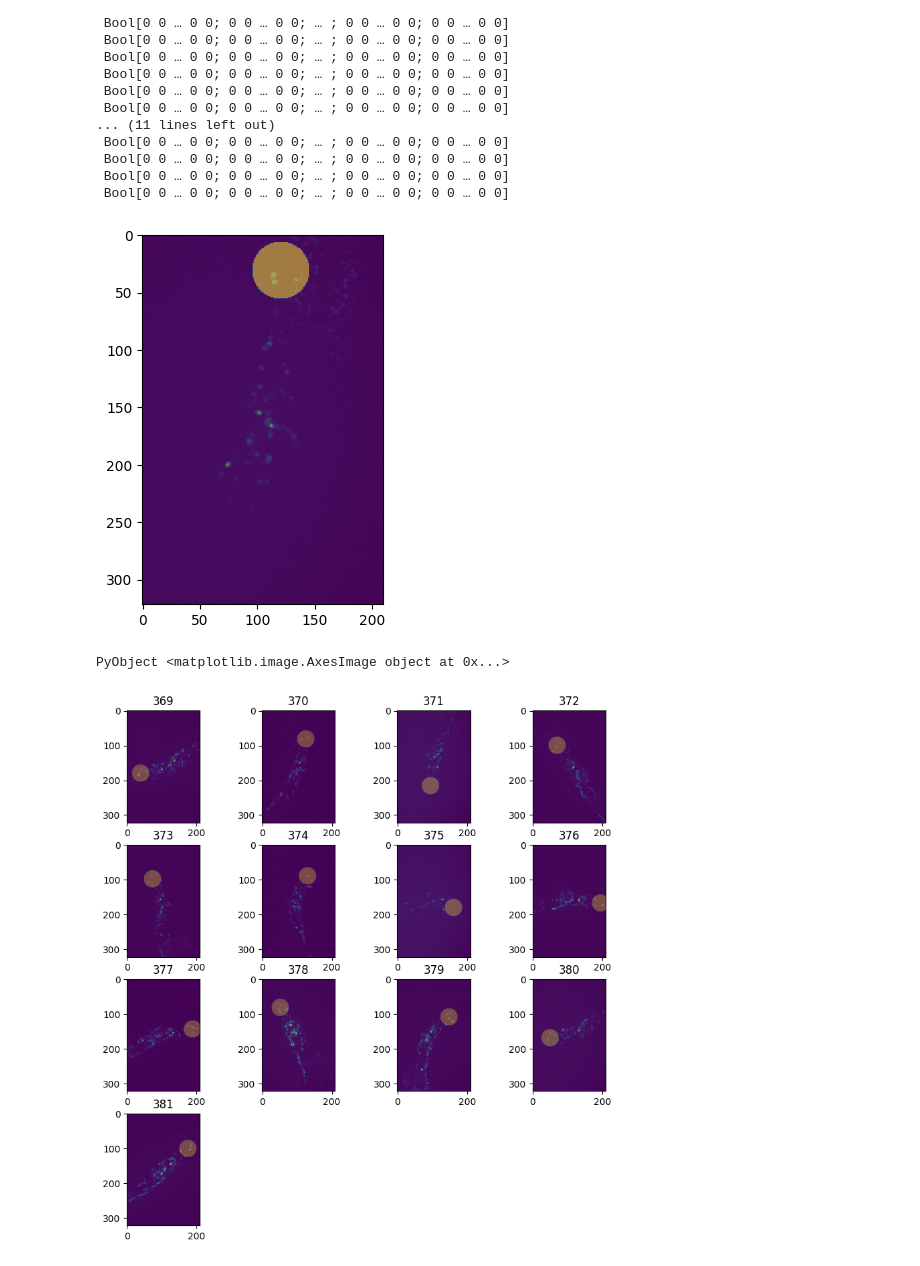
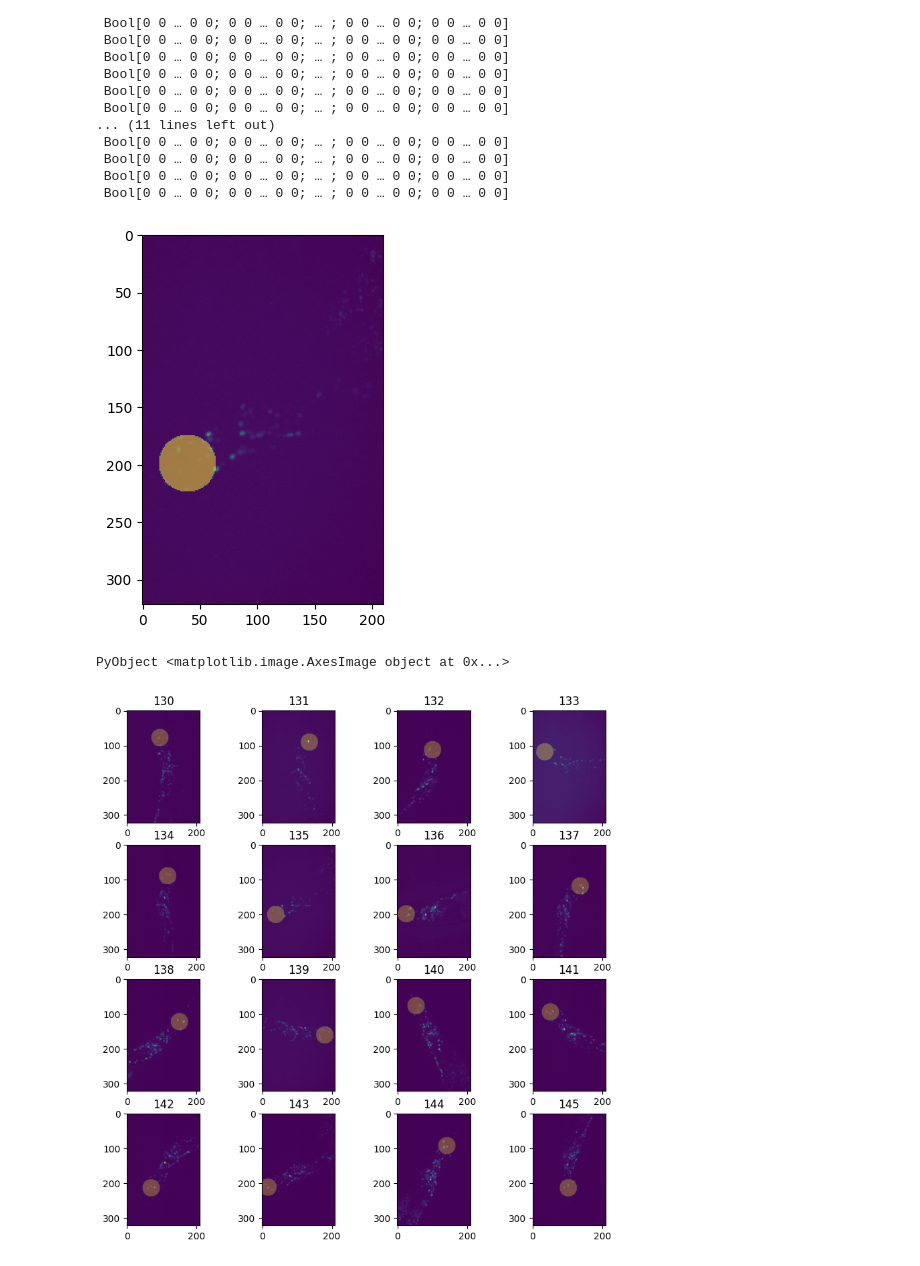
Before and after one commit to dikang13/head_detector_unet2d, a Jupyter notebook: notebooks/prepare_data/generate_preCropNet_immobilized_data_from_data_dict.ipynb, the cells around one changed output. Drawn from its saved outputs; the diff is of its cells as text; code cells hidden in the pictures.

```diff
--- a/notebooks/prepare_data/generate_preCropNet_immobilized_data_from_data_dict.ipynb
+++ b/notebooks/prepare_data/generate_preCropNet_immobilized_data_from_data_dict.ipynb
@@ -466,7 +466,7 @@ imgs_label
  Bool[0 0 … 0 0; 0 0 … 0 0; … ; 0 0 … 0 0; 0 0 … 0 0]
 # %%
 let
-    i = 12
+    i = 135
     img = imgs_raw[i]
     lbl = imgs_label[i]
 
@@ -474,27 +474,27 @@ let
     imshow(lbl, alpha=0.5)
 end
 # %% [output]
-[figure, old version]
+[figure, new version]
 PyObject <matplotlib.image.AxesImage object at 0x...>
 # %%
 # Some of the immobilized head_pos is wrong, so manually check each of them on a 4x4 grid plot
 figure(figsize=(10,10))
 
 # Loop through images 1-16
-for (idx,i) in enumerate(collect(369:381))
+for (idx,i) in enumerate(collect(130:145))
     # Select the subplot
     subplot(4,4,idx)
 
     # Get image and label for current index
     img = imgs_raw[i]
     lbl = imgs_label[i]
 
     # Plot the image
     imshow(img)
     imshow(lbl, alpha=0.3)
     title("$(i)")
 end
 # %% [output]
-[figure, old version]
+[figure, new version]
 # %%
 wrong_ones = [12, 20, 63, 64, 71, 109, 118, 125, 135, 161, 167, 204, 224, 227, 228, 246, 249, 260, 265, 275, 292, 326, 329, 339, 364, 369, 372, 380]
```
Also changed, not shown: parts of 2 cells of this notebook, 16 other files.
